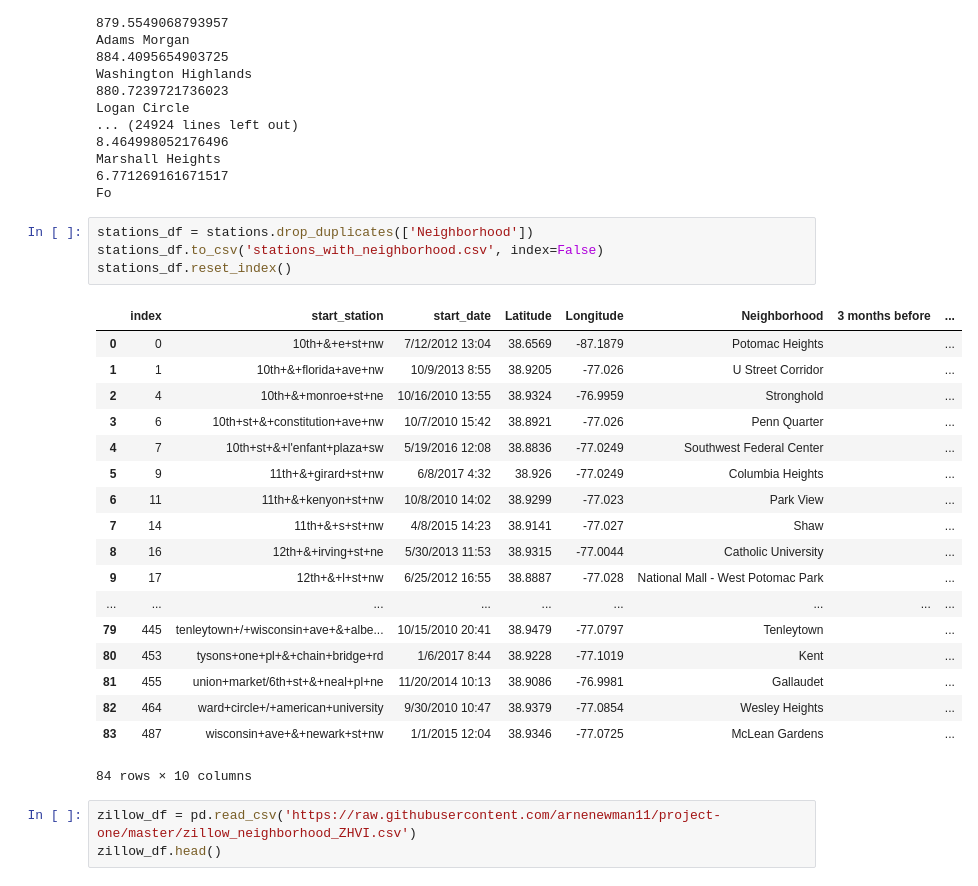
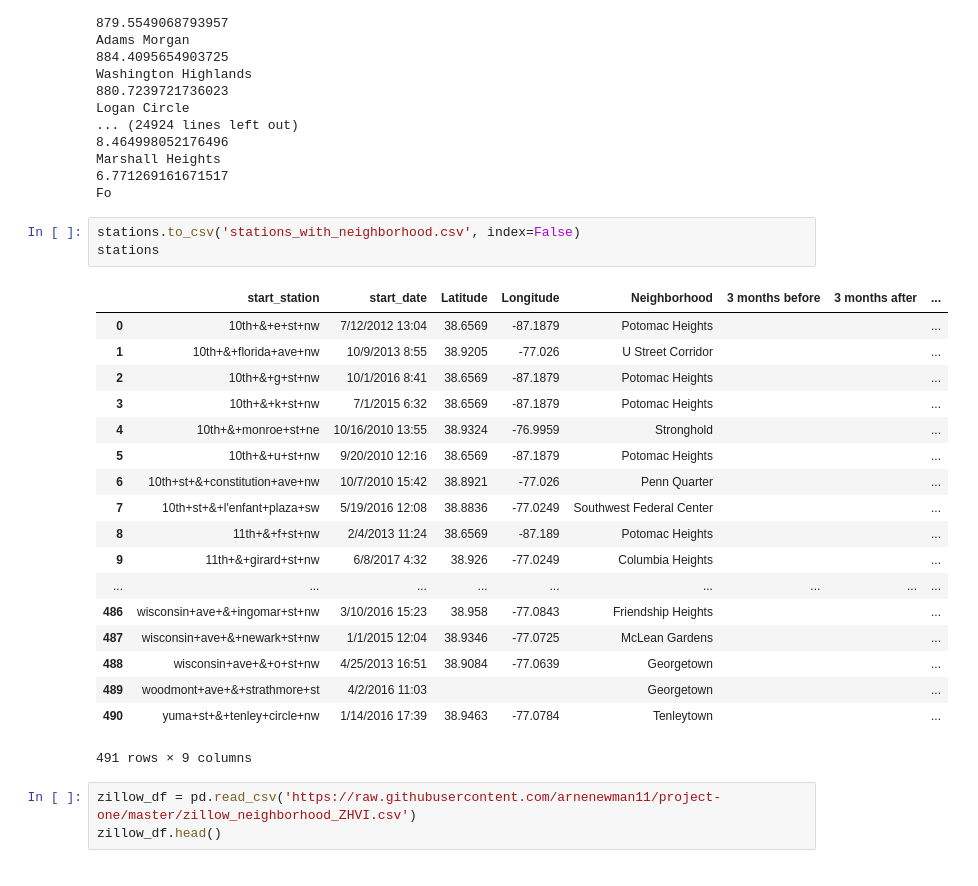
Before and after one commit to arnenewman11/project-one, a Jupyter notebook: neighborhood_mapping1.ipynb, the cells around one changed output. Cells and saved outputs as stored; diff of their text form.

Commit message:
removed code that drops duplicates

```diff
--- a/neighborhood_mapping1.ipynb
+++ b/neighborhood_mapping1.ipynb
@@ -238,28 +238,27 @@ Marshall Heights
 6.771269161671517
 Fo
 # %%
-stations_df = stations.drop_duplicates(['Neighborhood'])
-stations_df.to_csv('stations_with_neighborhood.csv', index=False)
-stations_df.reset_index()
+stations.to_csv('stations_with_neighborhood.csv', index=False)
+stations
 # %% [output]
-|  | index | start_station | start_date | Latitude | Longitude | Neighborhood | 3 months before | ... |
-| 0 | 0 | 10th+&+e+st+nw | 7/12/2012 13:04 | 38.6569 | -87.1879 | Potomac Heights |  | ... |
-| 1 | 1 | 10th+&+florida+ave+nw | 10/9/2013 8:55 | 38.9205 | -77.026 | U Street Corridor |  | ... |
-| 2 | 4 | 10th+&+monroe+st+ne | 10/16/2010 13:55 | 38.9324 | -76.9959 | Stronghold |  | ... |
-| 3 | 6 | 10th+st+&+constitution+ave+nw | 10/7/2010 15:42 | 38.8921 | -77.026 | Penn Quarter |  | ... |
-| 4 | 7 | 10th+st+&+l'enfant+plaza+sw | 5/19/2016 12:08 | 38.8836 | -77.0249 | Southwest Federal Center |  | ... |
-| 5 | 9 | 11th+&+girard+st+nw | 6/8/2017 4:32 | 38.926 | -77.0249 | Columbia Heights |  | ... |
-| 6 | 11 | 11th+&+kenyon+st+nw | 10/8/2010 14:02 | 38.9299 | -77.023 | Park View |  | ... |
-| 7 | 14 | 11th+&+s+st+nw | 4/8/2015 14:23 | 38.9141 | -77.027 | Shaw |  | ... |
-| 8 | 16 | 12th+&+irving+st+ne | 5/30/2013 11:53 | 38.9315 | -77.0044 | Catholic University |  | ... |
-| 9 | 17 | 12th+&+l+st+nw | 6/25/2012 16:55 | 38.8887 | -77.028 | National Mall - West Potomac Park |  | ... |
+|  | start_station | start_date | Latitude | Longitude | Neighborhood | 3 months before | 3 months after | ... |
+| 0 | 10th+&+e+st+nw | 7/12/2012 13:04 | 38.6569 | -87.1879 | Potomac Heights |  |  | ... |
+| 1 | 10th+&+florida+ave+nw | 10/9/2013 8:55 | 38.9205 | -77.026 | U Street Corridor |  |  | ... |
+| 2 | 10th+&+g+st+nw | 10/1/2016 8:41 | 38.6569 | -87.1879 | Potomac Heights |  |  | ... |
+| 3 | 10th+&+k+st+nw | 7/1/2015 6:32 | 38.6569 | -87.1879 | Potomac Heights |  |  | ... |
+| 4 | 10th+&+monroe+st+ne | 10/16/2010 13:55 | 38.9324 | -76.9959 | Stronghold |  |  | ... |
+| 5 | 10th+&+u+st+nw | 9/20/2010 12:16 | 38.6569 | -87.1879 | Potomac Heights |  |  | ... |
+| 6 | 10th+st+&+constitution+ave+nw | 10/7/2010 15:42 | 38.8921 | -77.026 | Penn Quarter |  |  | ... |
+| 7 | 10th+st+&+l'enfant+plaza+sw | 5/19/2016 12:08 | 38.8836 | -77.0249 | Southwest Federal Center |  |  | ... |
+| 8 | 11th+&+f+st+nw | 2/4/2013 11:24 | 38.6569 | -87.189 | Potomac Heights |  |  | ... |
+| 9 | 11th+&+girard+st+nw | 6/8/2017 4:32 | 38.926 | -77.0249 | Columbia Heights |  |  | ... |
 | ... | ... | ... | ... | ... | ... | ... | ... | ... |
-| 79 | 445 | tenleytown+/+wisconsin+ave+&+albe... | 10/15/2010 20:41 | 38.9479 | -77.0797 | Tenleytown |  | ... |
-| 80 | 453 | tysons+one+pl+&+chain+bridge+rd | 1/6/2017 8:44 | 38.9228 | -77.1019 | Kent |  | ... |
-| 81 | 455 | union+market/6th+st+&+neal+pl+ne | 11/20/2014 10:13 | 38.9086 | -76.9981 | Gallaudet |  | ... |
-| 82 | 464 | ward+circle+/+american+university | 9/30/2010 10:47 | 38.9379 | -77.0854 | Wesley Heights |  | ... |
-| 83 | 487 | wisconsin+ave+&+newark+st+nw | 1/1/2015 12:04 | 38.9346 | -77.0725 | McLean Gardens |  | ... |
+| 486 | wisconsin+ave+&+ingomar+st+nw | 3/10/2016 15:23 | 38.958 | -77.0843 | Friendship Heights |  |  | ... |
+| 487 | wisconsin+ave+&+newark+st+nw | 1/1/2015 12:04 | 38.9346 | -77.0725 | McLean Gardens |  |  | ... |
+| 488 | wisconsin+ave+&+o+st+nw | 4/25/2013 16:51 | 38.9084 | -77.0639 | Georgetown |  |  | ... |
+| 489 | woodmont+ave+&+strathmore+st | 4/2/2016 11:03 |  |  | Georgetown |  |  | ... |
+| 490 | yuma+st+&+tenley+circle+nw | 1/14/2016 17:39 | 38.9463 | -77.0784 | Tenleytown |  |  | ... |
-84 rows × 10 columns
+491 rows × 9 columns
 # %%
 zillow_df = pd.read_csv('https://raw.githubusercontent.com/arnenewman11/project-one/master/zillow_neighborhood_ZHVI.csv')
 zillow_df.head()
```
Also changed, not shown: parts of 1 cell of this notebook, 2 other files.
